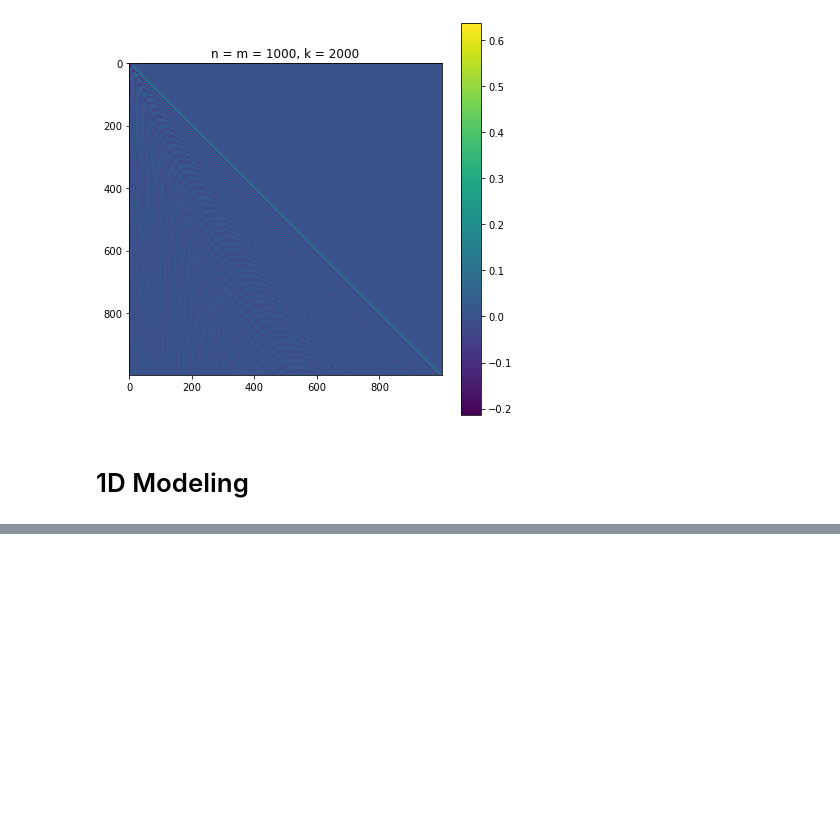
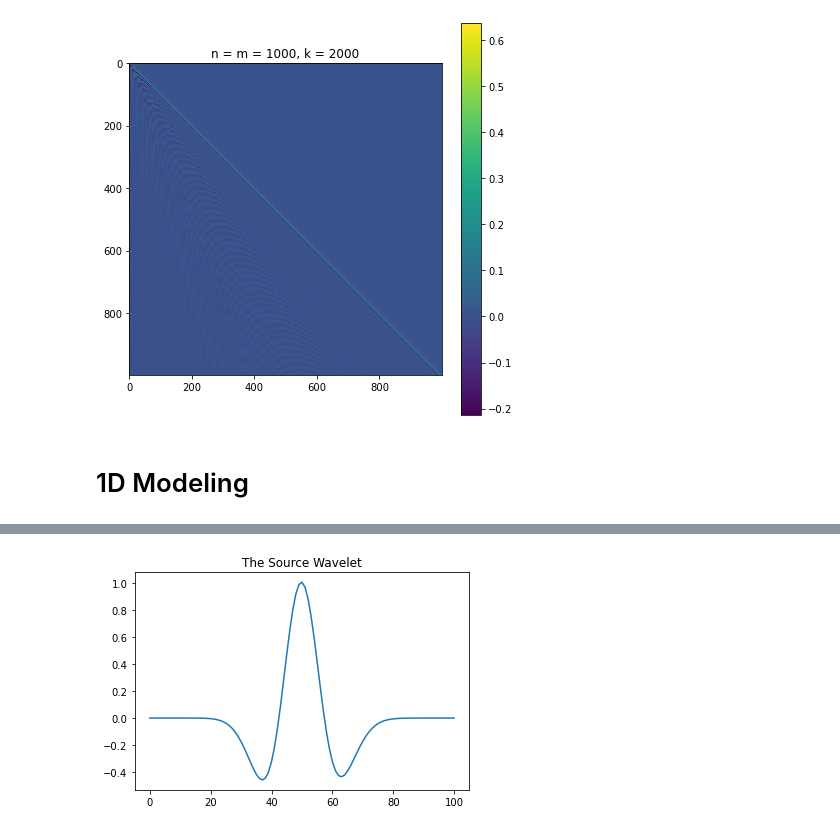
Before and after one commit to WaoBiu/TImeDispersion, a Jupyter notebook: Filter_using .ipynb, the cells around one changed output, grey strips where cells are left out. Drawn from its saved outputs; the diff is of its cells as text; code cells hidden in the pictures; blank space fills up the shorter version.

```diff
--- a/Filter_using .ipynb
+++ b/Filter_using .ipynb
@@ -44,0 +46,31 @@ plt.show()
+# %%
+def Source_Correctiion(original_time_array, original_dt, original_source_array, correction_time_array, correction_dt):
+    # Forward Transform
+
+    omega_range =  pi / original_dt
+    omega_array = np.linspace(-omega_range, omega_range, original_time_array.size+1)
+    domega = 2 * pi / (original_dt * original_time_array.size)
+
+    aux_array = np.zeros(omega_array.size, dtype=complex)
+    for index, item in enumerate(omega_array):
+        tmp = np.exp(complex(0,1) * item * sinc(item * original_dt * 0.5) * original_time_array) * original_source_array * original_dt
+        aux_array[index] = tmp.sum()
+
+    # Inverse Transform
+    correction_vibration_array = np.zeros(correction_time_array.size, dtype=complex)
+
+    for index, item in enumerate(correction_time_array):
+        tmp = np.exp(-1 * complex(0,1) * omega_array * item) * aux_array * domega
+        correction_vibration_array[index] = tmp.sum()
+
+    correction_vibration_array = correction_vibration_array.real * 0.5 / pi
+
+    return correction_vibration_array
+# %%
+function_correction_vibration = Source_Correctiion(original_time_array, original_dt, original_vibration_array, correction_time_array, correction_dt)
+# %%
+plt.plot(correction_time_array * 1000, function_correction_vibration)
+plt.title('The Source Wavelet')
+plt.show()
+# %% [output]
+[figure, added]
```
Also changed, not shown: parts of 33 cells of this notebook, 1 other file.
